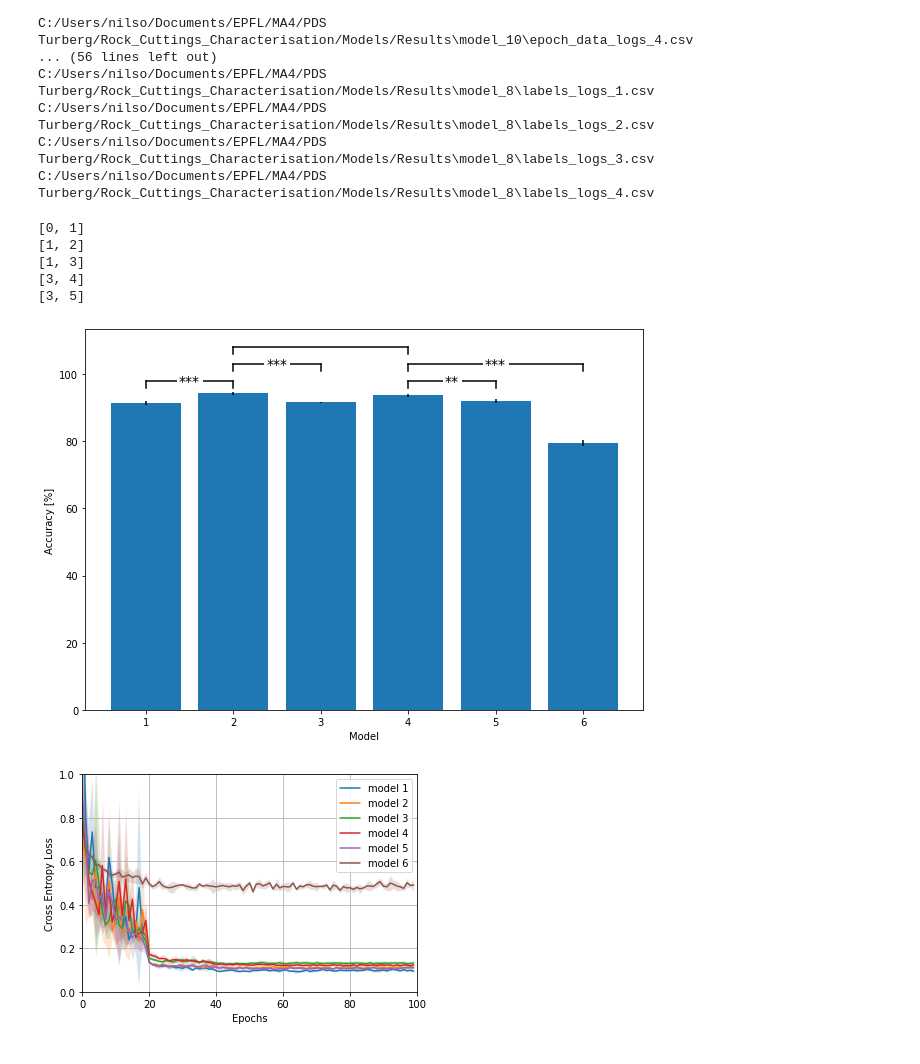
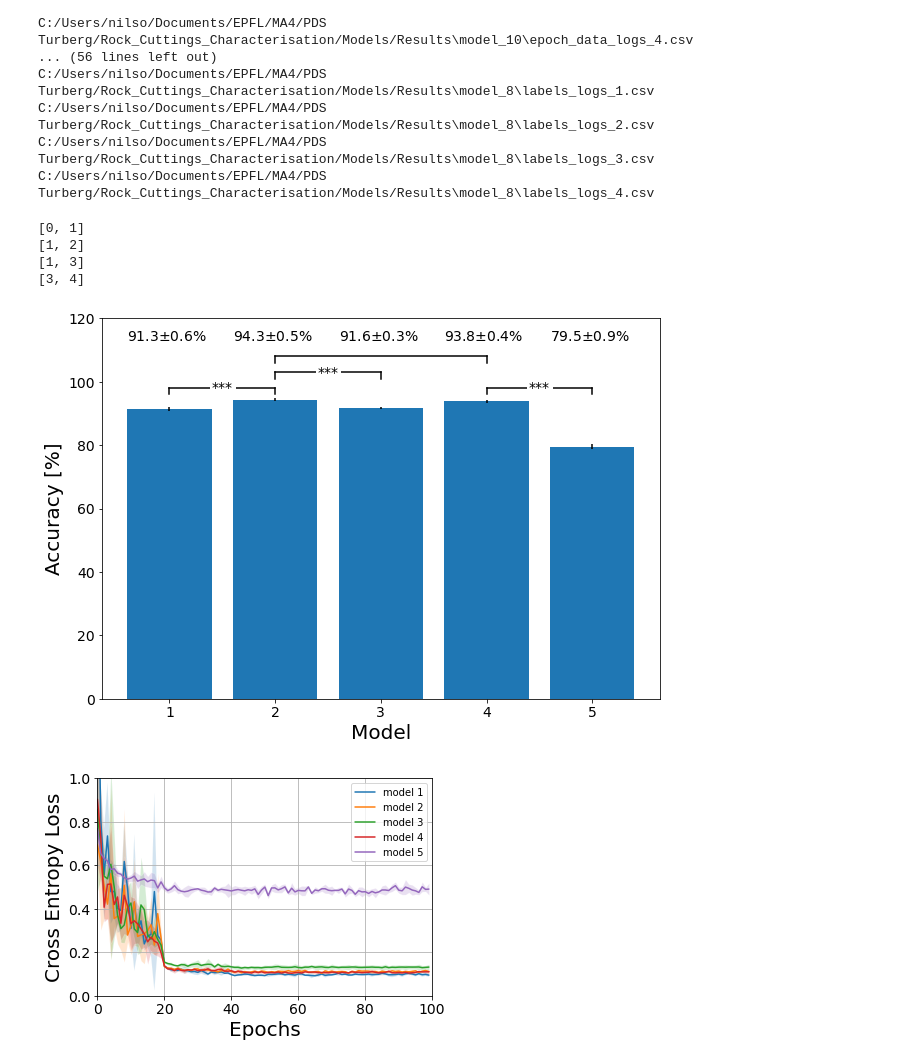
Before and after one commit to nfholsen/Rock_Cuttings_Characterisation, a Jupyter notebook: PostProcessing/Model_Selection/model_selection.ipynb, the cells around one changed output. Cells and saved outputs as stored; diff of their text form; code cells hidden in the pictures.

Commit message:
Updated results for paper

```diff
--- a/PostProcessing/Model_Selection/model_selection.ipynb
+++ b/PostProcessing/Model_Selection/model_selection.ipynb
@@ -5,6 +5,11 @@ import numpy as np
 import matplotlib.pyplot as plt
 import glob
 import seaborn as sns
+# %%
+plt.rc('xtick', labelsize=14)
+plt.rc('ytick', labelsize=14)
+
+plt.rc('axes', labelsize=20)
 # %%
 path = 'C:/Users/nilso/Documents/EPFL/MA4/PDS Turberg/Rock_Cuttings_Characterisation/Models/Results/'
 model = 'model_*/'
@@ -123,7 +127,7 @@ res_8 = df_accuracies.iloc[0,(df_accuracies.columns.str[:-2] == 'model_8')]*100
 res_10 = df_accuracies.iloc[0,(df_accuracies.columns.str[:-2] == 'model_10')]*100
 res_12 = df_accuracies.iloc[0,(df_accuracies.columns.str[:-2] == 'model_12')]*100
 # %%
-results = [res_1,res_2,res_6,res_10,res_8,res_12]
+results = [res_1,res_2,res_6,res_10,res_12]
 # %%
 means = np.mean(results,axis=1)
 stds = np.std(results,axis=1)
@@ -134,42 +138,45 @@ pos = np.arange(1,len(results)+1)
 
 ax.bar(pos,means,yerr=stds)
 
 tests = {'0:1':[res_1,res_2],
         '1:2':[res_2,res_6],
         '1:3':[res_2,res_10]}
 
 y = 95
 for i in range(len(list(tests.keys()))) :
     models = [int(i) for i in list(tests.keys())[i].split(':')]
     print(models)
     res_1 = list(tests.values())[i][0]
     res_2 = list(tests.values())[i][1]
     y = add_bar(models[0],models[1],res_1,res_2,y,ax=ax)
 
-tests = {'3:4':[res_10,res_8],
-        '3:5':[res_10,res_12]}
+tests = {'3:4':[res_10,res_12]}
 
 y = 95
 for i in range(len(list(tests.keys()))) :
     models = [int(i) for i in list(tests.keys())[i].split(':')]
     print(models)
     res_1 = list(tests.values())[i][0]
     res_2 = list(tests.values())[i][1]
     y = add_bar(models[0],models[1],res_1,res_2,y,ax=ax)
+
+for i, (mean, std) in enumerate(zip(means,stds)):
+    plt.text(pos[i]-0.4, 113, f"{np.round(mean,1)}$\pm${np.round(std,1)}%",fontdict={'fontsize':14})
 plt.ylabel('Accuracy [%]')
 plt.xlabel('Model')
-plt.savefig('model_comparison.png',dpi=600)
+
+plt.ylim(0, 120)
+plt.savefig('model_comparison.png',dpi=600,bbox_inches='tight')
 # %% [output]
 [0, 1]
 [1, 2]
 [1, 3]
 [3, 4]
-[3, 5]
-[figure, old version]
+[figure, new version]
 # %%
 fig, ax = plt.subplots()
 with sns.axes_style("darkgrid"):
-    for i, model in enumerate(['model_1','model_2','model_6','model_8','model_10','model_12']):
+    for i, model in enumerate(['model_1','model_2','model_6','model_10','model_12']):
         ax.plot(df_loss_val.iloc[:,(df_loss_val.columns.str[:-2] == model)].mean(axis=1),
                 label=f"model {i+1}")
 
@@ -183,9 +190,9 @@ plt.xlim(0,100)
 plt.ylim(0,1)
 plt.xlabel('Epochs')
 plt.ylabel('Cross Entropy Loss')
-plt.savefig('val_loss.png',dpi=600)
+plt.savefig('val_loss.png',dpi=600,bbox_inches='tight')
 # %% [output]
-[figure, old version]
+[figure, new version]
 # %%
 fig, ax = plt.subplots()
 with sns.axes_style("darkgrid"):
```
Also changed, not shown: parts of 3 cells of this notebook, 2 other files.
